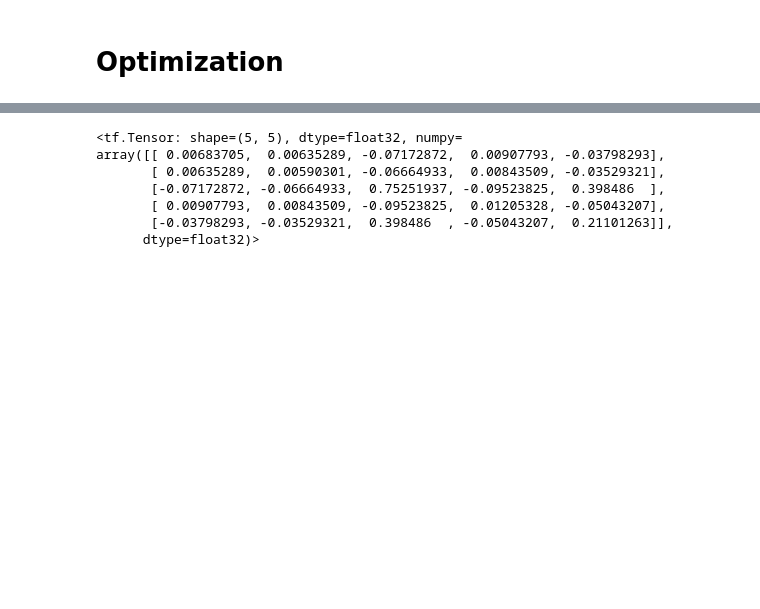
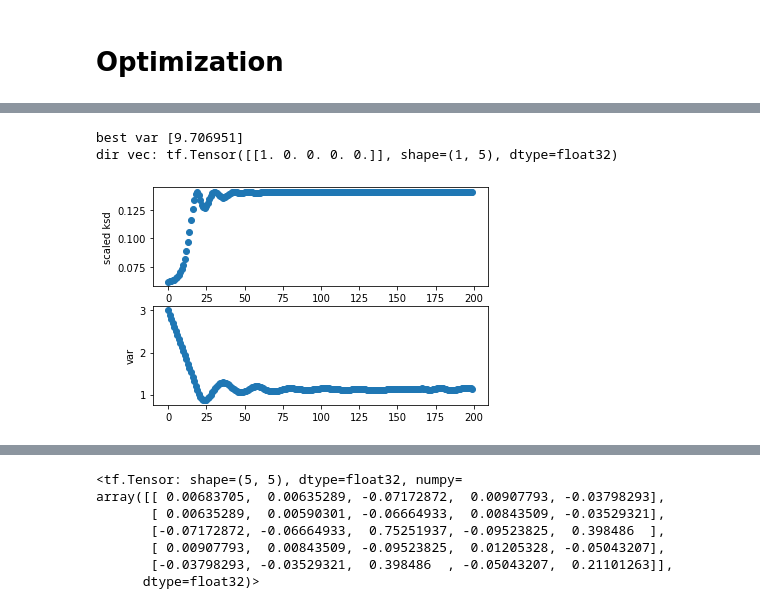
Before and after one commit to XingLLiu/u-stat-high-dim, a Jupyter notebook: find_noise.ipynb, the cells around one changed output, grey strips where cells are left out. Cells and saved outputs as stored; diff of their text form; code cells hidden in the pictures; blank space fills up the shorter version.

```diff
--- a/find_noise.ipynb
+++ b/find_noise.ipynb
@@ -279,3 +433,36 @@ plt.show()
+# %%
+param = ksd.params[-1]
+
+## noise var and direction
+# print("best var", tf.exp(param[0, 0]).numpy()**2)
+# print("|| best dir - e_1 ||^2 =", tf.reduce_sum((param[:1, 1:] - tf.eye(dim)[:1, :])**2).numpy())
+# print("|| best dir ||^2 =", tf.reduce_sum(param[:1, 1:]**2).numpy())
+# print("dir vec:", param[0, 1:])
+
+## only var
+print("best var", tf.exp(param).numpy()**2)
+print("dir vec:", u_vec)
+
+## both var and dir
+# plt.subplot(2, 1, 1)
+# plt.scatter(range(num_steps), [-x for x in ksd.losses])
+# _ = plt.ylabel("scaled ksd")
+# plt.subplot(2, 1, 2)
+# plt.scatter(range(num_steps), [tf.exp(x[0, 0])**2 for x in ksd.params])
+# _ = plt.ylabel("var")
+# # plt.scatter(range(num_steps), [tf.reduce_sum(x**2) for x in ksd.params])
+
+## only var
+plt.subplot(2, 1, 1)
+plt.scatter(range(num_steps), [-x for x in ksd.losses])
+_ = plt.ylabel("scaled ksd")
+plt.subplot(2, 1, 2)
+plt.scatter(range(num_steps), [x for x in ksd.params])
+_ = plt.ylabel("var")
+# %% [output]
+best var [9.706951]
+dir vec: tf.Tensor([[1. 0. 0. 0. 0.]], shape=(1, 5), dtype=float32)
+[figure, added]
 # %%
 std_list = [tf.math.pow(2., x) for x in tf.experimental.numpy.arange(-50., 50., 1.0).numpy() / 5]
 losses = []
```
Also changed, not shown: parts of 18 cells of this notebook, 7 other files.
